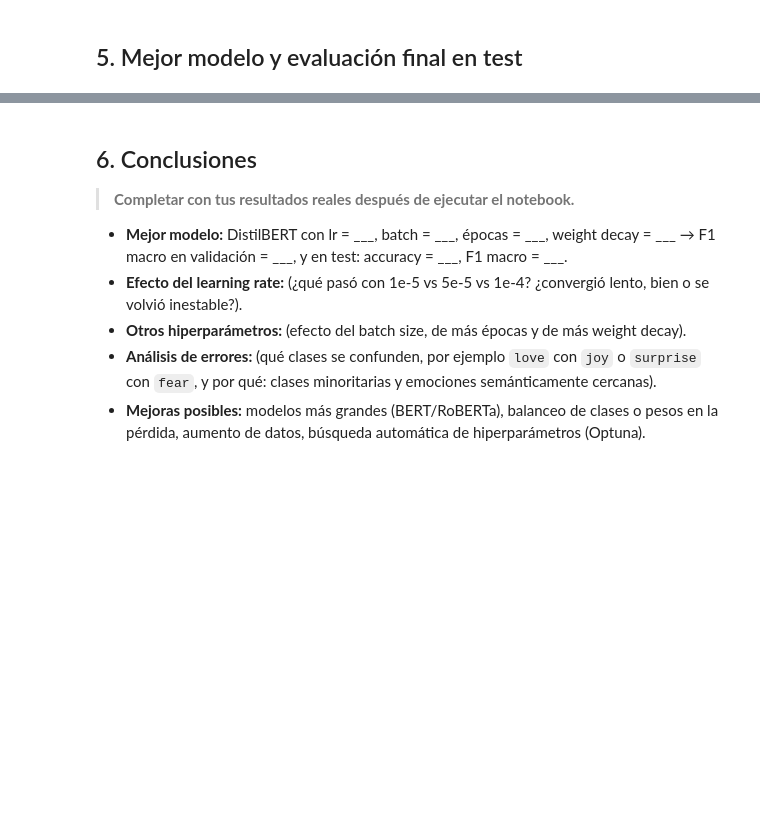
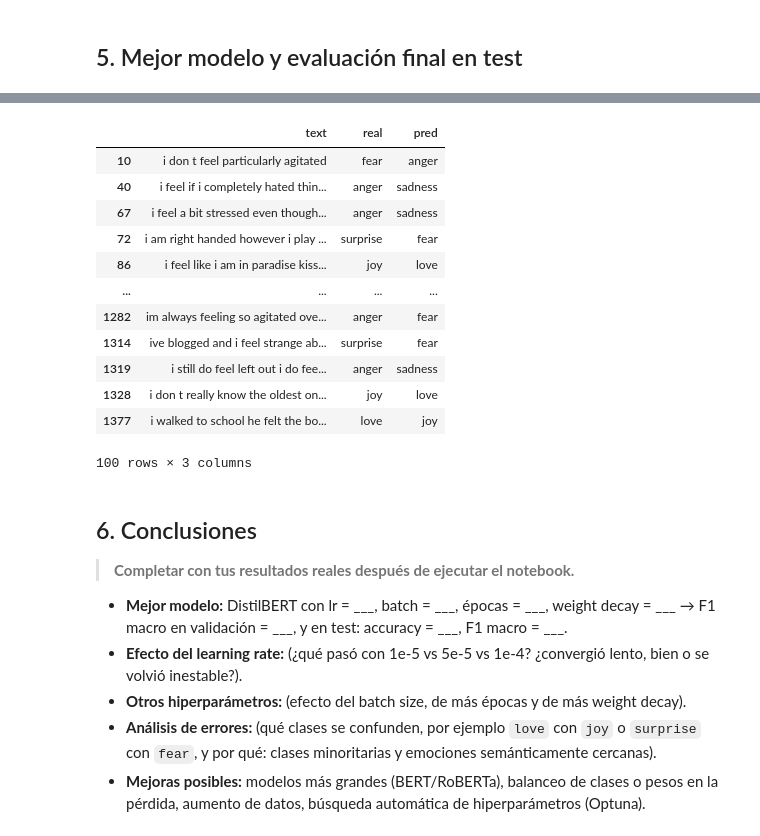
Before and after one commit to SamuelOUS/proyecto-3-procesamiento-lenguaje-natural, a Jupyter notebook: Proyecto3_NLP_Emotion_FineTuning.ipynb, the cells around one changed output, grey strips where cells are left out. Cells and saved outputs as stored; diff of their text form; code cells hidden in the pictures; blank space fills up the shorter version.

```diff
--- a/Proyecto3_NLP_Emotion_FineTuning.ipynb
+++ b/Proyecto3_NLP_Emotion_FineTuning.ipynb
@@ -194,9 +375,23 @@ for t in ejemplos:
 # %%
 # Errores del modelo: útil para el análisis
 test_df = dataset["test"].to_pandas()
 test_df["pred"] = [id2label[i] for i in y_pred]
 test_df["real"] = test_df["label"].map(id2label)
-test_df[test_df.pred != test_df.real][["text", "real", "pred"]].head(10)
+test_df[test_df.pred != test_df.real][["text", "real", "pred"]].head(100)
+# %% [output]
+|  | text | real | pred |
+| 10 | i don t feel particularly agitated | fear | anger |
+| 40 | i feel if i completely hated thin... | anger | sadness |
+| 67 | i feel a bit stressed even though... | anger | sadness |
+| 72 | i am right handed however i play ... | surprise | fear |
+| 86 | i feel like i am in paradise kiss... | joy | love |
+| ... | ... | ... | ... |
+| 1282 | im always feeling so agitated ove... | anger | fear |
+| 1314 | ive blogged and i feel strange ab... | surprise | fear |
+| 1319 | i still do feel left out i do fee... | anger | sadness |
+| 1328 | i don t really know the oldest on... | joy | love |
+| 1377 | i walked to school he felt the bo... | love | joy |
+100 rows × 3 columns
 # %% [markdown]
 ## 6. Conclusiones
 
```
Also changed, not shown: parts of 13 cells of this notebook.
